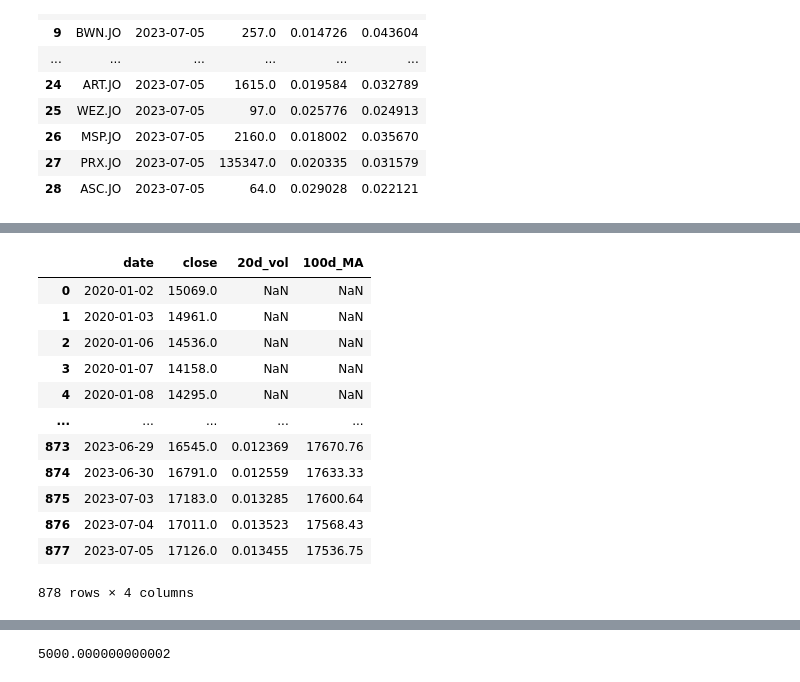
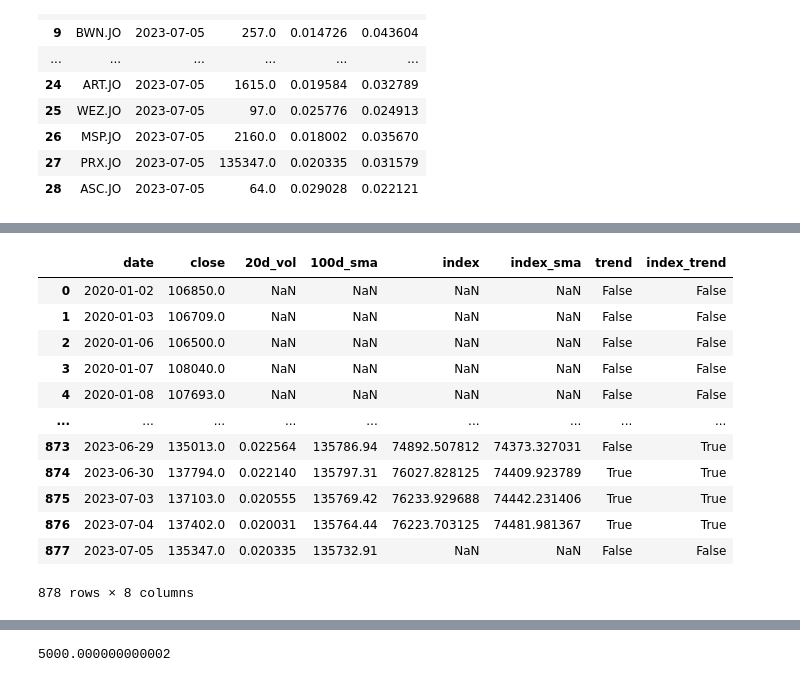
Before and after one commit to helmieresearch/helmieresearch, a Jupyter notebook: Momentum_Ranking_Model.ipynb, the cells around one changed output, grey strips where cells are left out. Cells and saved outputs as stored; diff of their text form; code cells hidden in the pictures.

```diff
--- a/Momentum_Ranking_Model.ipynb
+++ b/Momentum_Ranking_Model.ipynb
@@ -1969,19 +1982,19 @@ for file in sma.glob('*.JO.csv'): #create iteratable & iterate on it.
 
     sma.to_csv(sma_file_name)
 # %%
-File = pd.read_csv('/content/sma_data/ABG.JO.csv')
+File = pd.read_csv('/content/sma_data/PRX.JO.csv')
 File
 # %% [output]
-|  | date | close | 20d_vol | 100d_MA |
-| 0 | 2020-01-02 | 15069.0 | NaN | NaN |
-| 1 | 2020-01-03 | 14961.0 | NaN | NaN |
-| 2 | 2020-01-06 | 14536.0 | NaN | NaN |
-| 3 | 2020-01-07 | 14158.0 | NaN | NaN |
-| 4 | 2020-01-08 | 14295.0 | NaN | NaN |
-| ... | ... | ... | ... | ... |
-| 873 | 2023-06-29 | 16545.0 | 0.012369 | 17670.76 |
-| 874 | 2023-06-30 | 16791.0 | 0.012559 | 17633.33 |
-| 875 | 2023-07-03 | 17183.0 | 0.013285 | 17600.64 |
-| 876 | 2023-07-04 | 17011.0 | 0.013523 | 17568.43 |
-| 877 | 2023-07-05 | 17126.0 | 0.013455 | 17536.75 |
+|  | date | close | 20d_vol | 100d_sma | index | index_sma | trend | index_trend |
+| 0 | 2020-01-02 | 106850.0 | NaN | NaN | NaN | NaN | False | False |
+| 1 | 2020-01-03 | 106709.0 | NaN | NaN | NaN | NaN | False | False |
+| 2 | 2020-01-06 | 106500.0 | NaN | NaN | NaN | NaN | False | False |
+| 3 | 2020-01-07 | 108040.0 | NaN | NaN | NaN | NaN | False | False |
+| 4 | 2020-01-08 | 107693.0 | NaN | NaN | NaN | NaN | False | False |
+| ... | ... | ... | ... | ... | ... | ... | ... | ... |
+| 873 | 2023-06-29 | 135013.0 | 0.022564 | 135786.94 | 74892.507812 | 74373.327031 | False | True |
+| 874 | 2023-06-30 | 137794.0 | 0.022140 | 135797.31 | 76027.828125 | 74409.923789 | True | True |
+| 875 | 2023-07-03 | 137103.0 | 0.020555 | 135769.42 | 76233.929688 | 74442.231406 | True | True |
+| 876 | 2023-07-04 | 137402.0 | 0.020031 | 135764.44 | 76223.703125 | 74481.981367 | True | True |
+| 877 | 2023-07-05 | 135347.0 | 0.020335 | 135732.91 | NaN | NaN | False | False |
-878 rows × 4 columns
+878 rows × 8 columns
```
Also changed, not shown: parts of 10 cells of this notebook.
